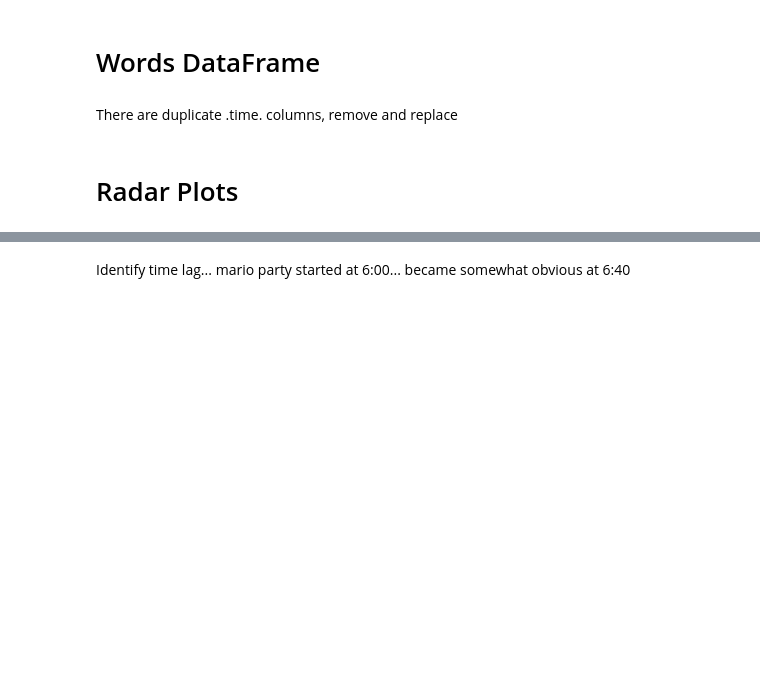
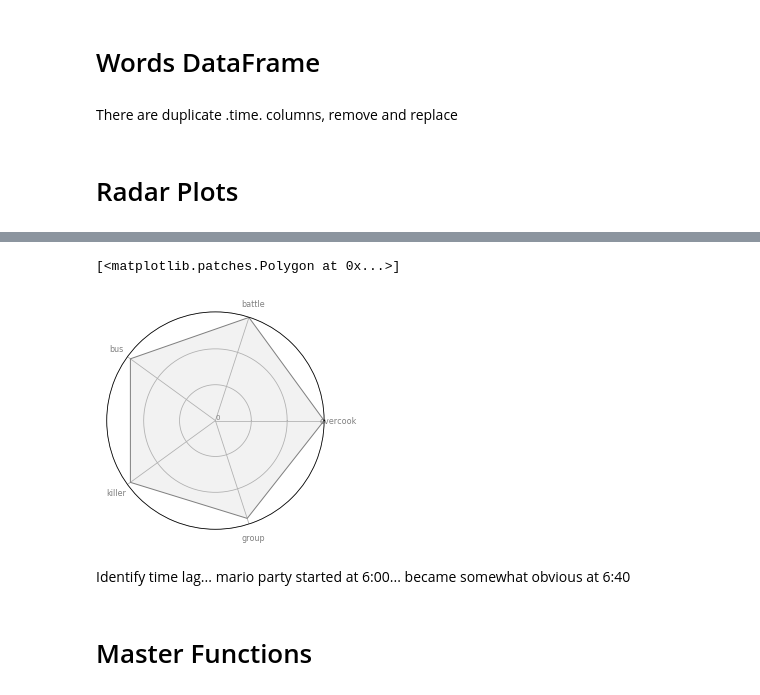
Before and after one commit to Laura-ShummonMaass/Nintendo_E3_Sentiment_Analysis, a Jupyter notebook: final_notebook_trends_and_radars.ipynb, the cells around one changed output, grey strips where cells are left out. Cells and saved outputs as stored; diff of their text form; code cells hidden in the pictures; blank space fills up the shorter version.

```diff
--- a/final_notebook_trends_and_radars.ipynb
+++ b/final_notebook_trends_and_radars.ipynb
@@ -100,3 +117,8 @@ NameError: name 'radar_plot_creator' is not defined
+# %%
+radar_plot_creator(words_df, time=30, seconds=30, which_five='bottom')
+# %% [output]
+[<matplotlib.patches.Polygon at 0x...>]
+[figure, added]
 # %% [markdown]
 Identify time lag... mario party started at 6:00... became somewhat obvious at 6:40
 # %%
@@ -103,0 +126,2 @@ df.loc[df['time'] == '16:06:45']
+# %% [markdown]
+# Master Functions
```
Also changed, not shown: parts of 11 cells of this notebook, 7 other files.
